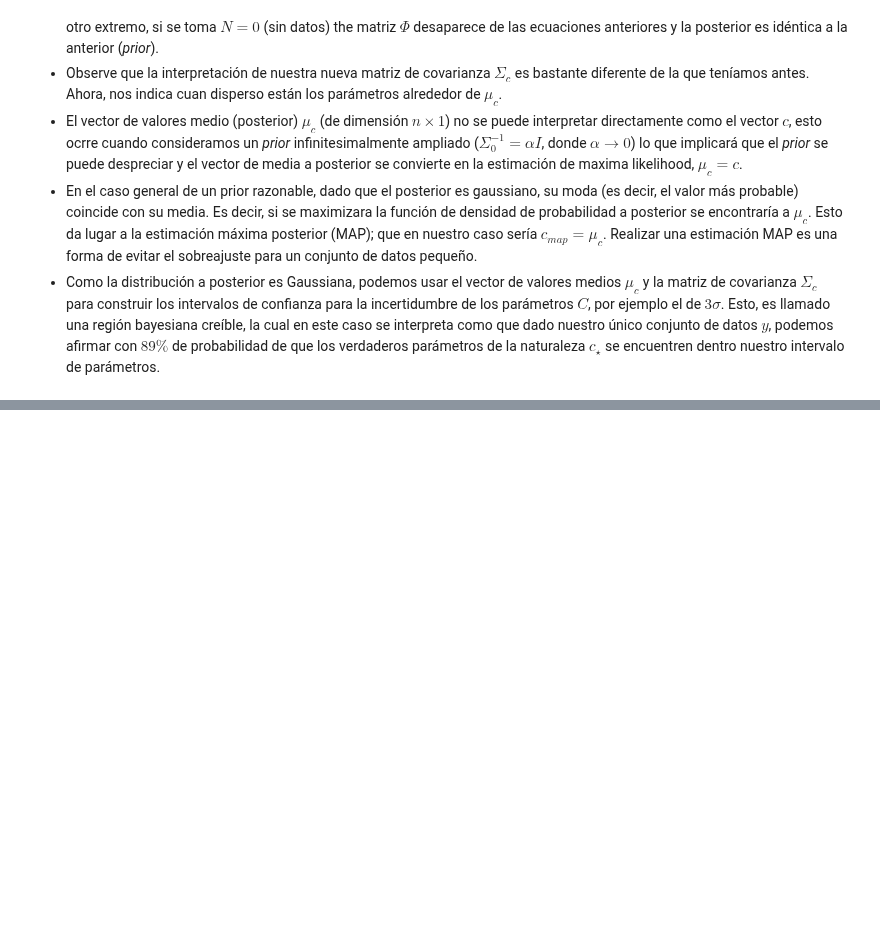
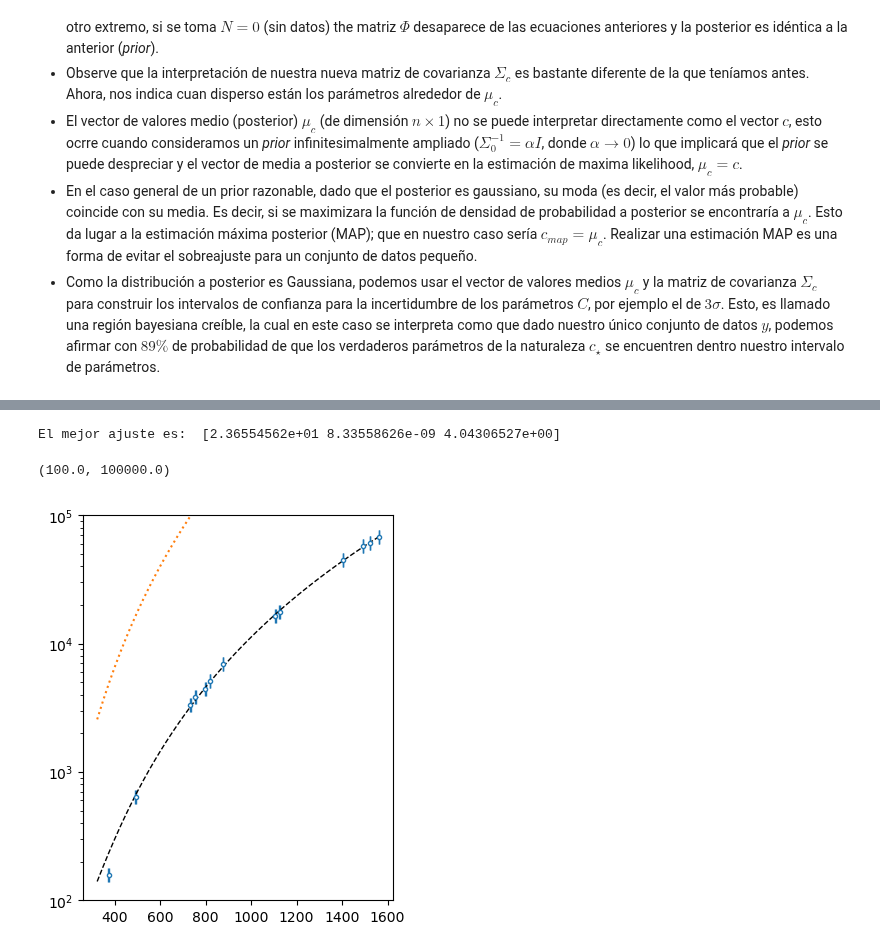
Before and after one commit to Mandy8808/Metodos_Numericos_2024, a Jupyter notebook: Lectures/Primer_Bloque/Lecture_part7.ipynb, the cells around one changed output, grey strips where cells are left out. Saved outputs shown, nothing was run; the diff lists cells and outputs as text; code cells hidden in the pictures; blank space fills up the shorter version.

```diff
--- a/Lectures/Primer_Bloque/Lecture_part7.ipynb
+++ b/Lectures/Primer_Bloque/Lecture_part7.ipynb
@@ -700,0 +878,21 @@ El programa principal emplea el mismo conjunto de datos y dos modelos utilizados
+# %%
+data = gdata()
+ckm1 = np.array([100, 1.26e-8, 4.5])  # [-700, 1.26e-8, 4.5]
+ck = gaussnewton(data, ckm1)
+print('El mejor ajuste es: ', ck)
+# %% [output]
+El mejor ajuste es:  [2.36554562e+01 8.33558626e-09 4.04306527e+00]
+# %%
+xval = np.linspace(data[0][0]-50, data[0][-1])
+
+fig, ax = plt.subplots(1, 1, figsize=(4, 5), gridspec_kw=dict(hspace=0.2, wspace=.2))
+
+ax.errorbar(data[0], data[1], xerr=data[2], capsize=5, ls='', marker='o', mfc='white', ms=3, mew=1, label=r'Datos')
+ax.plot(xval, model(ck, xval), ls='--', lw=1, c='k')
+ax.plot(xval, model(ckm1, xval), ls=':')
+
+ax.set_yscale('log')
+ax.set_ylim(1e02, 1e05)
+# %% [output]
+(100.0, 100000.0)
+[figure, added]
```
Also changed, not shown: parts of 36 cells of this notebook, 29 other files.
